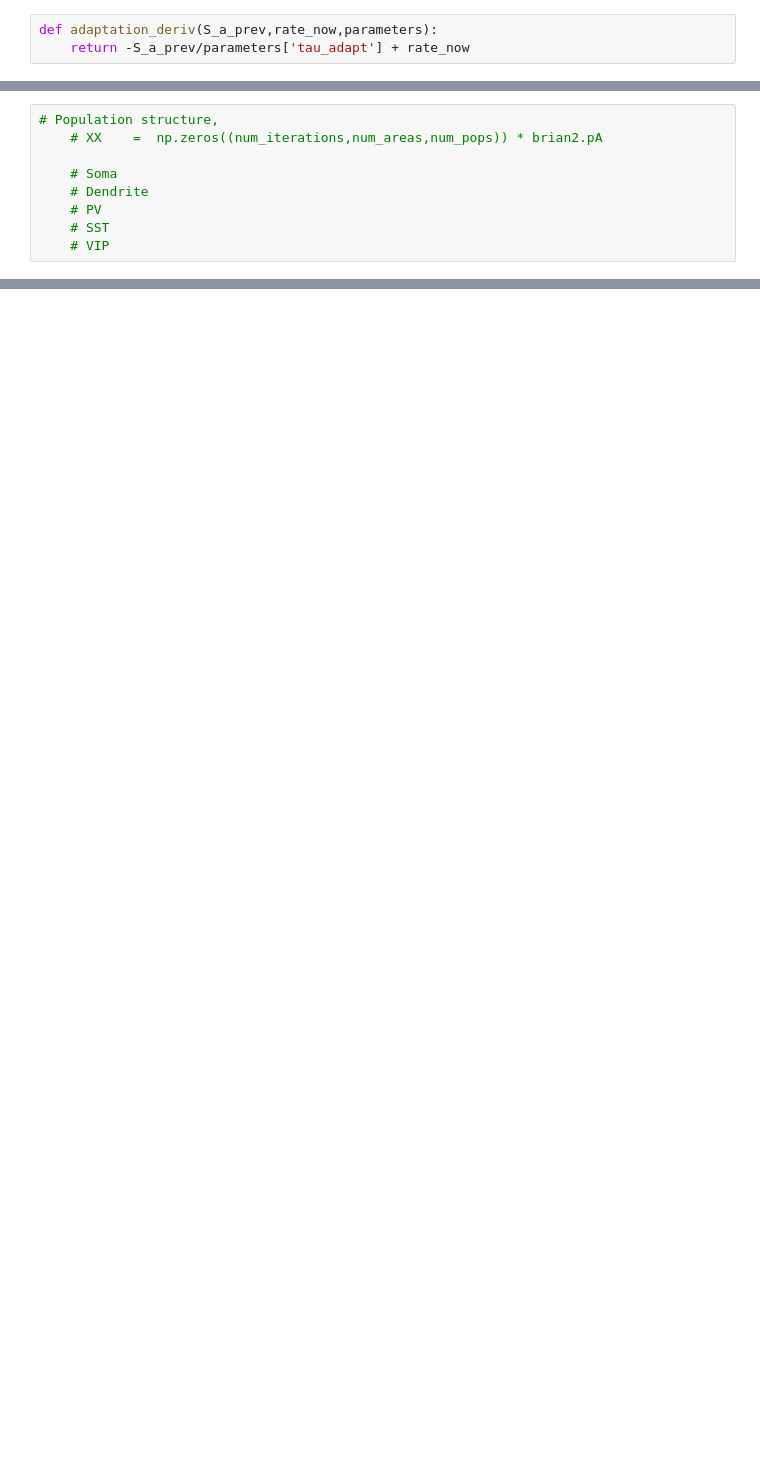
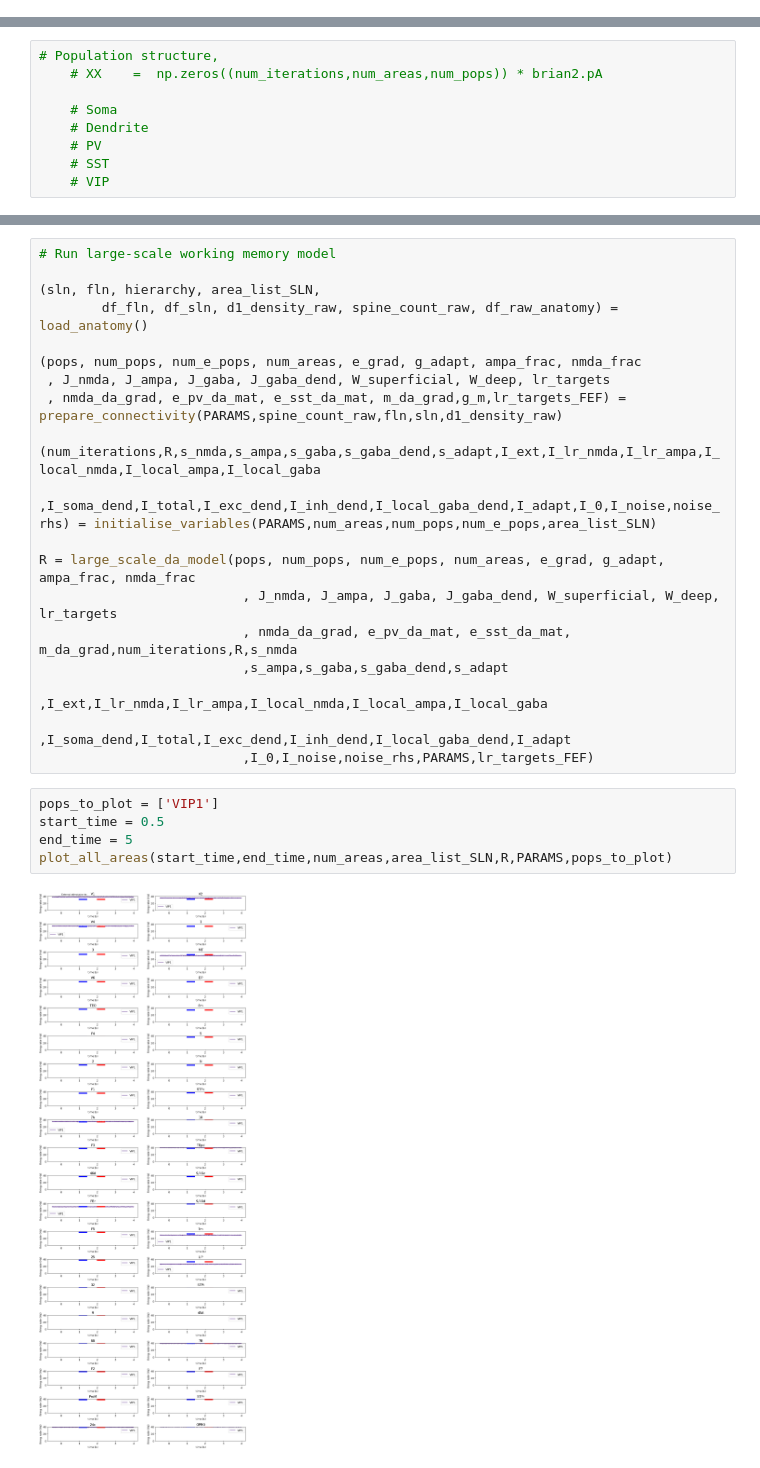
Before and after one commit to GKDavidson1/dopamine-dist-wm, a Jupyter notebook: adjustment attempt.ipynb, the cells around one changed output, grey strips where cells are left out. Cells and saved outputs as stored; diff of their text form; blank space fills up the shorter version.

```diff
--- a/adjustment attempt.ipynb
+++ b/adjustment attempt.ipynb
@@ -63,9 +63,6 @@ def GABA_deriv(S_GABA_prev,rate_now,parameters,cell_section):
 # %%
 def adaptation_deriv(S_a_prev,rate_now,parameters):
     return -S_a_prev/parameters['tau_adapt'] + rate_now
-# %%
-def adaptation_deriv(S_a_prev,rate_now,parameters):
-    return -S_a_prev/parameters['tau_adapt'] + rate_now
 # %%
 def sigmoid_DA(height,midpoint,slope):
      return np.exp(slope*(height-midpoint))/(1 + np.exp(slope*(height-midpoint)))
@@ -597,0 +632,27 @@ def initialise_variables(PARAMS,num_areas,num_pops,num_e_pops,area_list_SLN):
+# %%
+# Run large-scale working memory model
+
+(sln, fln, hierarchy, area_list_SLN,
+        df_fln, df_sln, d1_density_raw, spine_count_raw, df_raw_anatomy) = load_anatomy()
+
+(pops, num_pops, num_e_pops, num_areas, e_grad, g_adapt, ampa_frac, nmda_frac
+ , J_nmda, J_ampa, J_gaba, J_gaba_dend, W_superficial, W_deep, lr_targets
+ , nmda_da_grad, e_pv_da_mat, e_sst_da_mat, m_da_grad,g_m,lr_targets_FEF) = prepare_connectivity(PARAMS,spine_count_raw,fln,sln,d1_density_raw)
+
+(num_iterations,R,s_nmda,s_ampa,s_gaba,s_gaba_dend,s_adapt,I_ext,I_lr_nmda,I_lr_ampa,I_local_nmda,I_local_ampa,I_local_gaba
+           ,I_soma_dend,I_total,I_exc_dend,I_inh_dend,I_local_gaba_dend,I_adapt,I_0,I_noise,noise_rhs) = initialise_variables(PARAMS,num_areas,num_pops,num_e_pops,area_list_SLN)
+
+R = large_scale_da_model(pops, num_pops, num_e_pops, num_areas, e_grad, g_adapt, ampa_frac, nmda_frac
+                          , J_nmda, J_ampa, J_gaba, J_gaba_dend, W_superficial, W_deep, lr_targets
+                          , nmda_da_grad, e_pv_da_mat, e_sst_da_mat, m_da_grad,num_iterations,R,s_nmda
+                          ,s_ampa,s_gaba,s_gaba_dend,s_adapt
+                          ,I_ext,I_lr_nmda,I_lr_ampa,I_local_nmda,I_local_ampa,I_local_gaba
+                          ,I_soma_dend,I_total,I_exc_dend,I_inh_dend,I_local_gaba_dend,I_adapt
+                          ,I_0,I_noise,noise_rhs,PARAMS,lr_targets_FEF)
+# %%
+pops_to_plot = ['VIP1']
+start_time = 0.5
+end_time = 5
+plot_all_areas(start_time,end_time,num_areas,area_list_SLN,R,PARAMS,pops_to_plot)
+# %% [output]
+[figure, added]
```
Also changed, not shown: parts of 8 cells of this notebook, 3 other files.
